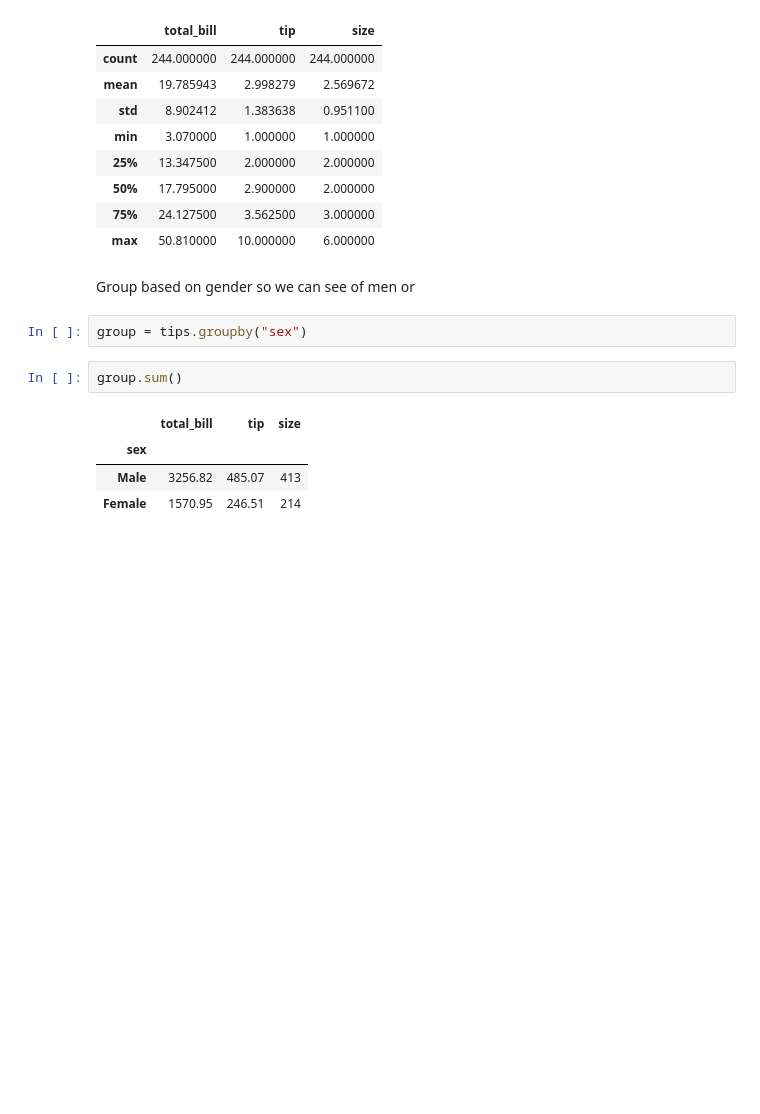
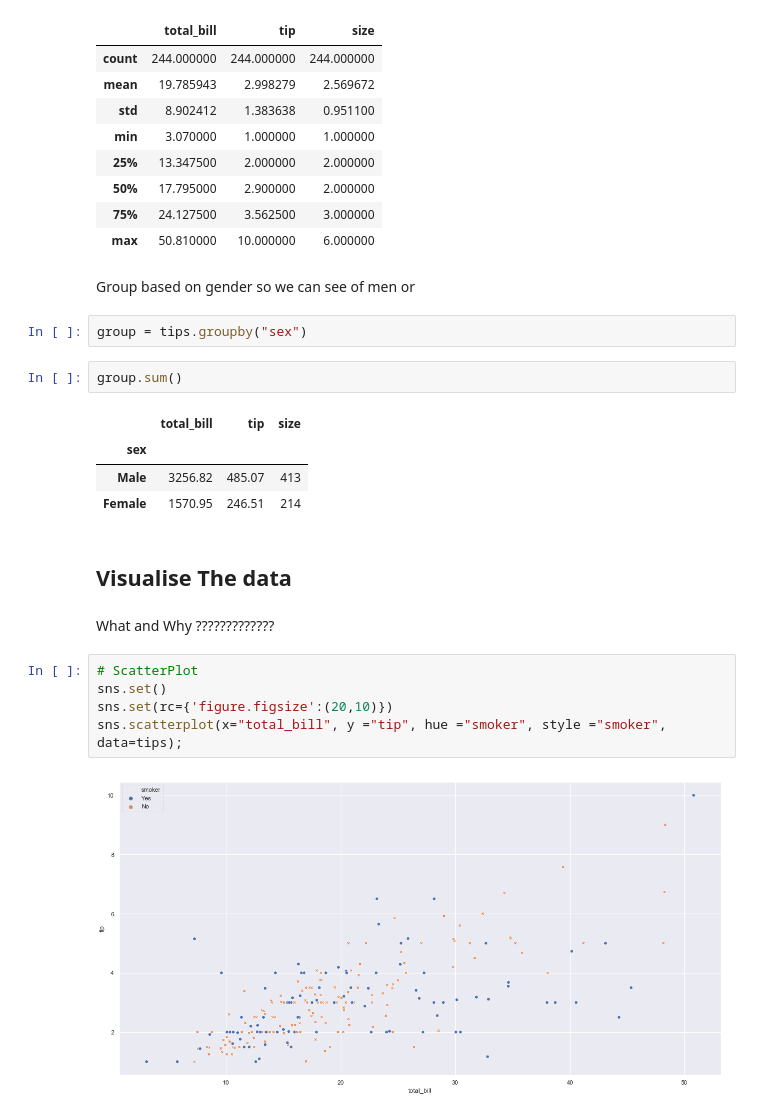
Before and after one commit to richardfeeney7/Fundamentals-Project, a Jupyter notebook: Fundamentals-Project 2019.ipynb, the cells around one changed output. Drawn from its saved outputs; the diff is of its cells as text; blank space fills up the shorter version.

Commit message:
Working on Plots

```diff
--- a/Fundamentals-Project 2019.ipynb
+++ b/Fundamentals-Project 2019.ipynb
@@ -53,3 +55,14 @@ group.sum()
 | sex |  |  |  |
 | Male | 3256.82 | 485.07 | 413 |
 | Female | 1570.95 | 246.51 | 214 |
+# %% [markdown]
+## Visualise The data
+# %% [markdown]
+What and Why ?????????????
+# %%
+# ScatterPlot
+sns.set()
+sns.set(rc={'figure.figsize':(20,10)})
+sns.scatterplot(x="total_bill", y ="tip", hue ="smoker", style ="smoker", data=tips);
+# %% [output]
+[figure, added]
```
Also changed, not shown: parts of 4 cells of this notebook.
